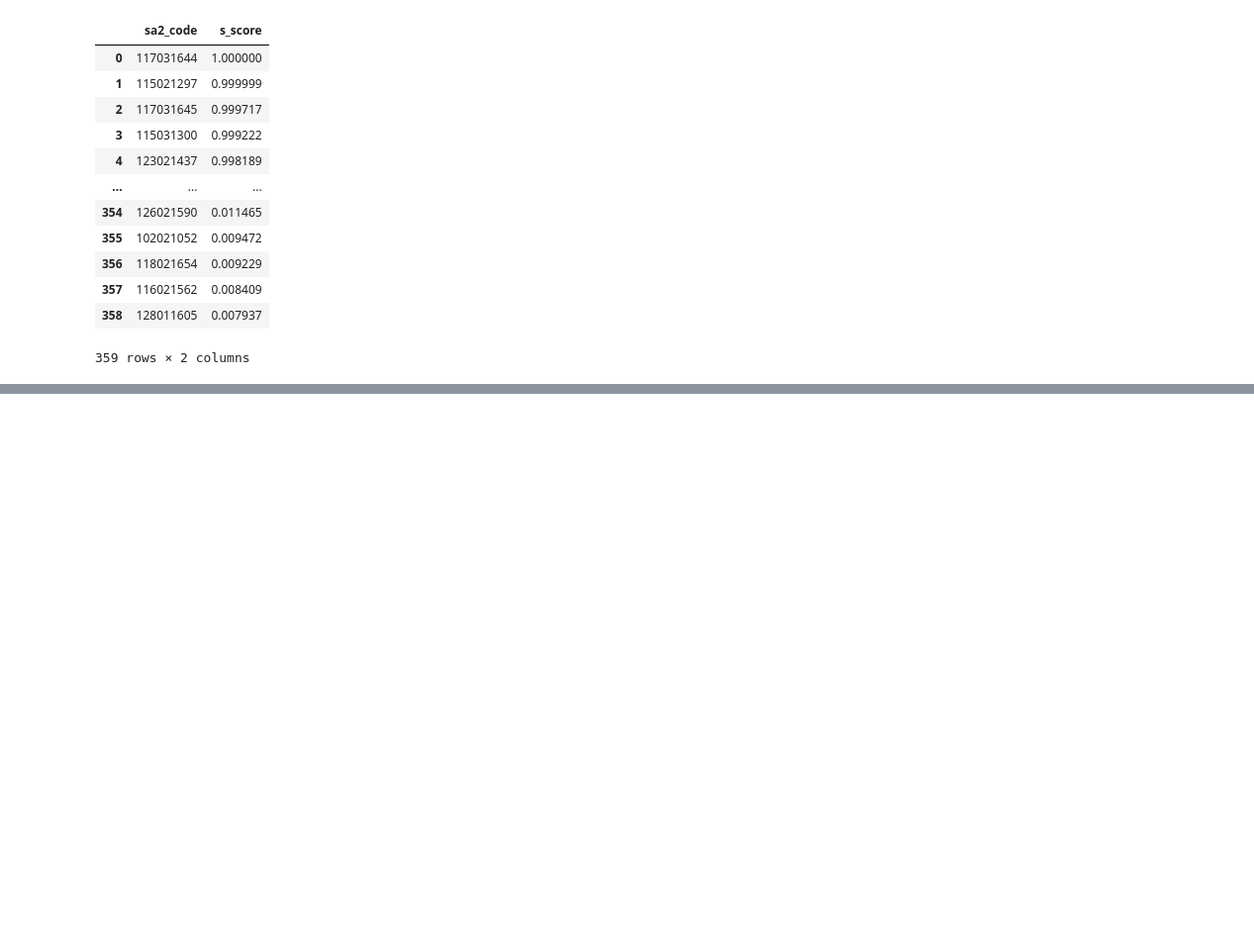
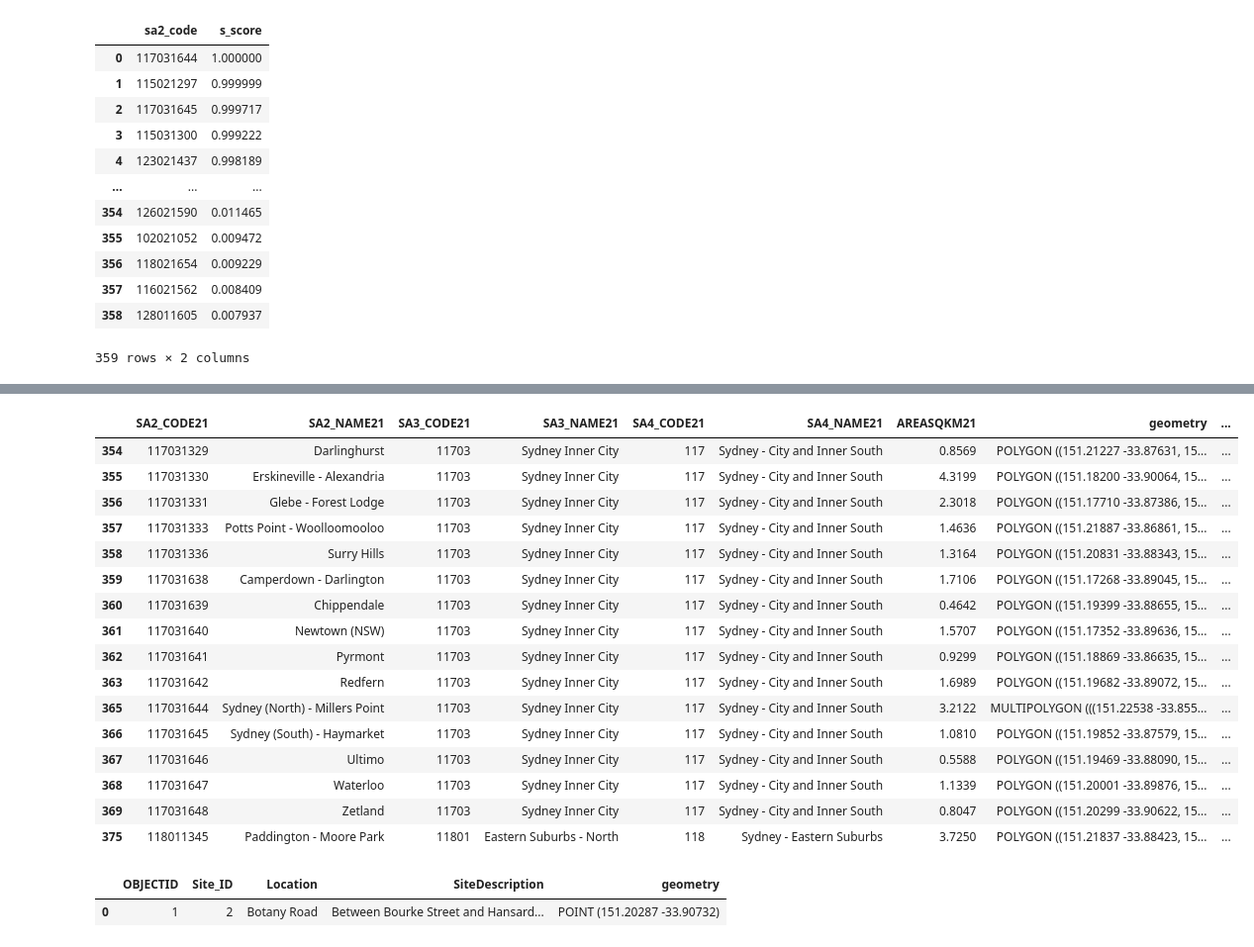
Before and after one commit to YuruYuriFans/DATA2001, a Jupyter notebook: Assignment.ipynb, the cells around one changed output, grey strips where cells are left out. Shown at 99% size. Cells and saved outputs as stored; diff of their text form; code cells hidden in the pictures; blank space fills up the shorter version.

```diff
--- a/Assignment.ipynb
+++ b/Assignment.ipynb
@@ -976,0 +1056,47 @@ NameError: name 'query' is not defined
+# %%
+import geopandas as gpd
+#Convert polygons into multi polygons
+# Read your data containing points and MultiPolygon geometries
+points_gdf = gpd.read_file('Walking_count_sites.geojson')
+multipolygon_gdf = gpd.read_file('SA2_2021_AUST_SHP_GDA2020/SA2_2021_AUST_GDA2020.shp')
+
+if multipolygon_gdf.crs != points_gdf.crs:
+    multipolygon_gdf = multipolygon_gdf.to_crs(points_gdf.crs)
+
+
+# Perform a spatial join between the points and the MultiPolygon
+points_within_multipolygon = gpd.sjoin(points_gdf, multipolygon_gdf, how="left", predicate='within')
+
+# Group the points by polygon and count the number of points within each polygon
+points_within_multipolygon_count = points_within_multipolygon.groupby('index_right').size()
+
+# Optionally, merge the counts with the MultiPolygon GeoDataFrame
+multipolygon_gdf = multipolygon_gdf.merge(points_within_multipolygon_count.rename('point_count'), left_index=True, right_index=True)
+
+multipolygon_gdf = multipolygon_gdf.drop(columns=['CHG_FLAG21', 'CHG_LBL21', 'GCC_CODE21', 'GCC_NAME21', 'AUS_CODE21','AUS_NAME21', 'STE_CODE21', 'STE_NAME21', 'LOCI_URI21'])
+multipolygon_gdf
+# %% [output]
+|  | SA2_CODE21 | SA2_NAME21 | SA3_CODE21 | SA3_NAME21 | SA4_CODE21 | SA4_NAME21 | AREASQKM21 | geometry | ... |
+| 354 | 117031329 | Darlinghurst | 11703 | Sydney Inner City | 117 | Sydney - City and Inner South | 0.8569 | POLYGON ((151.21227 -33.87631, 15... | ... |
+| 355 | 117031330 | Erskineville - Alexandria | 11703 | Sydney Inner City | 117 | Sydney - City and Inner South | 4.3199 | POLYGON ((151.18200 -33.90064, 15... | ... |
+| 356 | 117031331 | Glebe - Forest Lodge | 11703 | Sydney Inner City | 117 | Sydney - City and Inner South | 2.3018 | POLYGON ((151.17710 -33.87386, 15... | ... |
+| 357 | 117031333 | Potts Point - Woolloomooloo | 11703 | Sydney Inner City | 117 | Sydney - City and Inner South | 1.4636 | POLYGON ((151.21887 -33.86861, 15... | ... |
+| 358 | 117031336 | Surry Hills | 11703 | Sydney Inner City | 117 | Sydney - City and Inner South | 1.3164 | POLYGON ((151.20831 -33.88343, 15... | ... |
+| 359 | 117031638 | Camperdown - Darlington | 11703 | Sydney Inner City | 117 | Sydney - City and Inner South | 1.7106 | POLYGON ((151.17268 -33.89045, 15... | ... |
+| 360 | 117031639 | Chippendale | 11703 | Sydney Inner City | 117 | Sydney - City and Inner South | 0.4642 | POLYGON ((151.19399 -33.88655, 15... | ... |
+| 361 | 117031640 | Newtown (NSW) | 11703 | Sydney Inner City | 117 | Sydney - City and Inner South | 1.5707 | POLYGON ((151.17352 -33.89636, 15... | ... |
+| 362 | 117031641 | Pyrmont | 11703 | Sydney Inner City | 117 | Sydney - City and Inner South | 0.9299 | POLYGON ((151.18869 -33.86635, 15... | ... |
+| 363 | 117031642 | Redfern | 11703 | Sydney Inner City | 117 | Sydney - City and Inner South | 1.6989 | POLYGON ((151.19682 -33.89072, 15... | ... |
+| 365 | 117031644 | Sydney (North) - Millers Point | 11703 | Sydney Inner City | 117 | Sydney - City and Inner South | 3.2122 | MULTIPOLYGON (((151.22538 -33.855... | ... |
+| 366 | 117031645 | Sydney (South) - Haymarket | 11703 | Sydney Inner City | 117 | Sydney - City and Inner South | 1.0810 | POLYGON ((151.19852 -33.87579, 15... | ... |
+| 367 | 117031646 | Ultimo | 11703 | Sydney Inner City | 117 | Sydney - City and Inner South | 0.5588 | POLYGON ((151.19469 -33.88090, 15... | ... |
+| 368 | 117031647 | Waterloo | 11703 | Sydney Inner City | 117 | Sydney - City and Inner South | 1.1339 | POLYGON ((151.20001 -33.89876, 15... | ... |
+| 369 | 117031648 | Zetland | 11703 | Sydney Inner City | 117 | Sydney - City and Inner South | 0.8047 | POLYGON ((151.20299 -33.90622, 15... | ... |
+| 375 | 118011345 | Paddington - Moore Park | 11801 | Eastern Suburbs - North | 118 | Sydney - Eastern Suburbs | 3.7250 | POLYGON ((151.21837 -33.88423, 15... | ... |
+# %%
+# Convert Geometry to WKT
+#walk_dataframe['geom'] = walk_dataframe['geometry'].apply(lambda geom: geom.wkt)
+walk_dataframe.head(1)
+# %% [output]
+|  | OBJECTID | Site_ID | Location | SiteDescription | geometry |
+| 0 | 1 | 2 | Botany Road | Between Bourke Street and Hansard... | POINT (151.20287 -33.90732) |
```
Also changed, not shown: parts of 38 cells of this notebook, 2 other files.
